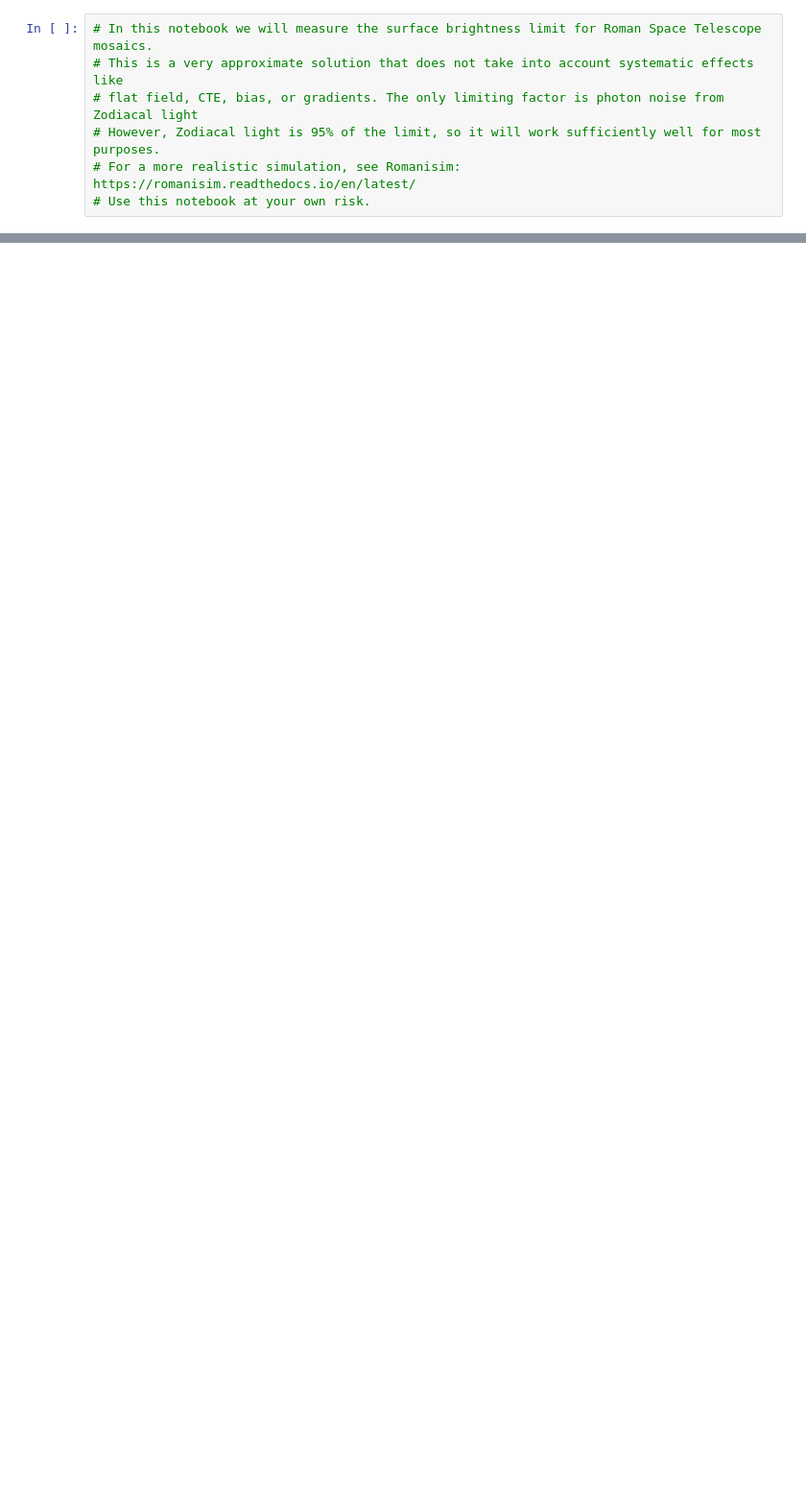
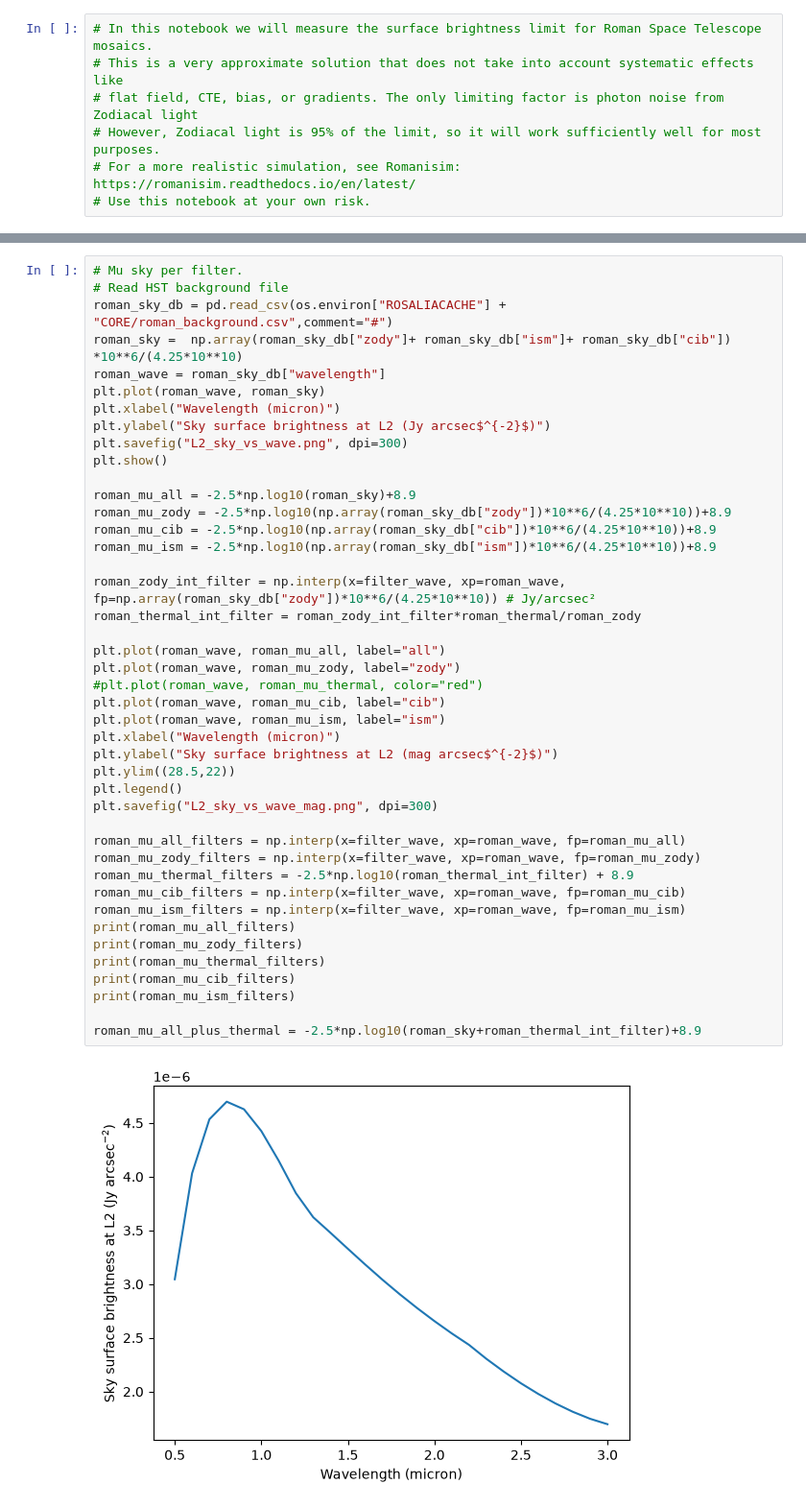
Before and after one commit to Borlaff/ROSALIA, a Jupyter notebook: notebooks/tutorials/R0_Surface_brightness_limit.ipynb, the cells around one changed output, grey strips where cells are left out. Shown at 96% size. Drawn from its saved outputs; the diff is of its cells as text; blank space fills up the shorter version.

Commit message:
Filter cache working

```diff
--- a/notebooks/tutorials/R0_Surface_brightness_limit.ipynb
+++ b/notebooks/tutorials/R0_Surface_brightness_limit.ipynb
@@ -19,0 +63,45 @@ print(maglim)
+# %%
+# Mu sky per filter.
+# Read HST background file
+roman_sky_db = pd.read_csv(os.environ["ROSALIACACHE"] + "CORE/roman_background.csv",comment="#")
+roman_sky =  np.array(roman_sky_db["zody"]+ roman_sky_db["ism"]+ roman_sky_db["cib"]) *10**6/(4.25*10**10)
+roman_wave = roman_sky_db["wavelength"]
+plt.plot(roman_wave, roman_sky)
+plt.xlabel("Wavelength (micron)")
+plt.ylabel("Sky surface brightness at L2 (Jy arcsec$^{-2}$)")
+plt.savefig("L2_sky_vs_wave.png", dpi=300)
+plt.show()
+
+roman_mu_all = -2.5*np.log10(roman_sky)+8.9
+roman_mu_zody = -2.5*np.log10(np.array(roman_sky_db["zody"])*10**6/(4.25*10**10))+8.9
+roman_mu_cib = -2.5*np.log10(np.array(roman_sky_db["cib"])*10**6/(4.25*10**10))+8.9
+roman_mu_ism = -2.5*np.log10(np.array(roman_sky_db["ism"])*10**6/(4.25*10**10))+8.9
+
+roman_zody_int_filter = np.interp(x=filter_wave, xp=roman_wave, fp=np.array(roman_sky_db["zody"])*10**6/(4.25*10**10)) # Jy/arcsec²
+roman_thermal_int_filter = roman_zody_int_filter*roman_thermal/roman_zody
+
+plt.plot(roman_wave, roman_mu_all, label="all")
+plt.plot(roman_wave, roman_mu_zody, label="zody")
+#plt.plot(roman_wave, roman_mu_thermal, color="red")
+plt.plot(roman_wave, roman_mu_cib, label="cib")
+plt.plot(roman_wave, roman_mu_ism, label="ism")
+plt.xlabel("Wavelength (micron)")
+plt.ylabel("Sky surface brightness at L2 (mag arcsec$^{-2}$)")
+plt.ylim((28.5,22))
+plt.legend()
+plt.savefig("L2_sky_vs_wave_mag.png", dpi=300)
+
+roman_mu_all_filters = np.interp(x=filter_wave, xp=roman_wave, fp=roman_mu_all)
+roman_mu_zody_filters = np.interp(x=filter_wave, xp=roman_wave, fp=roman_mu_zody)
+roman_mu_thermal_filters = -2.5*np.log10(roman_thermal_int_filter) + 8.9
+roman_mu_cib_filters = np.interp(x=filter_wave, xp=roman_wave, fp=roman_mu_cib)
+roman_mu_ism_filters = np.interp(x=filter_wave, xp=roman_wave, fp=roman_mu_ism)
+print(roman_mu_all_filters)
+print(roman_mu_zody_filters)
+print(roman_mu_thermal_filters)
+print(roman_mu_cib_filters)
+print(roman_mu_ism_filters)
+
+roman_mu_all_plus_thermal = -2.5*np.log10(roman_sky+roman_thermal_int_filter)+8.9
+# %% [output]
+[figure, added]
```
Also changed, not shown: parts of 10 cells of this notebook, 6 other files.
